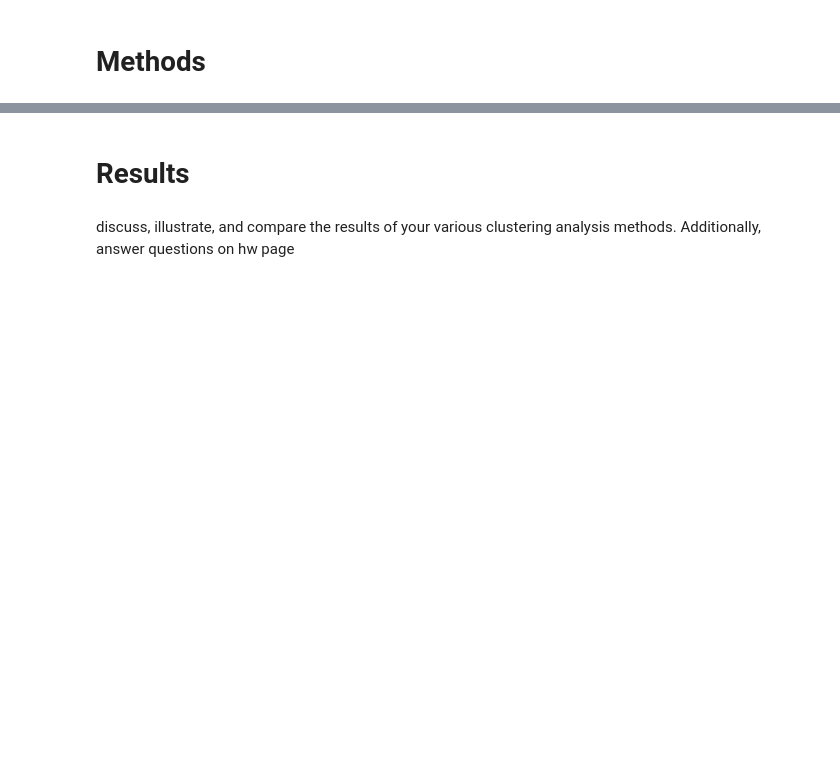
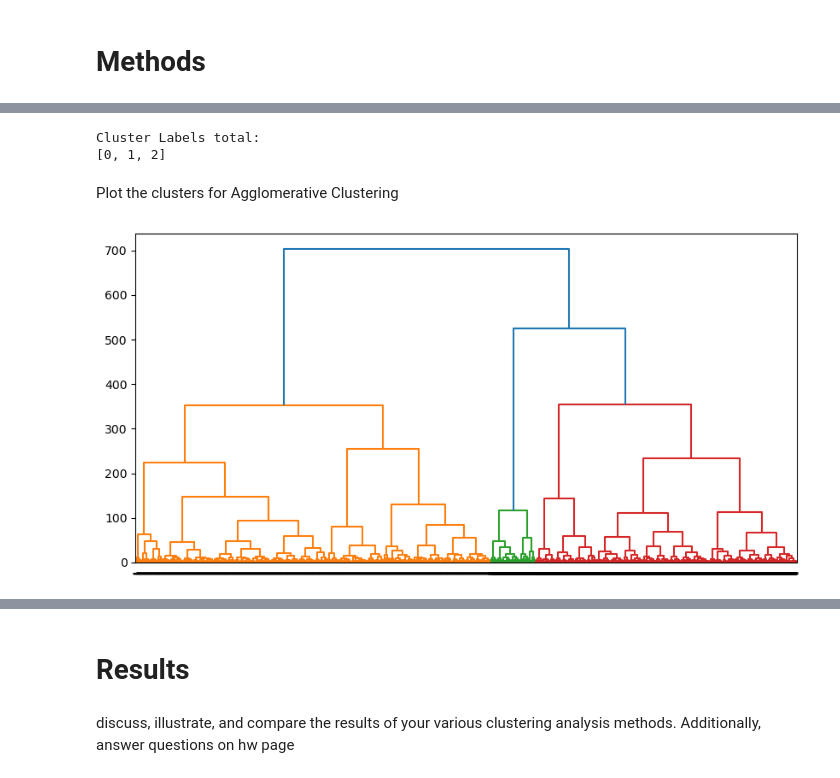
Before and after one commit to anly501/dsan-5000-project-wmcgloin, a Jupyter notebook: website/clustering.ipynb, the cells around one changed output, grey strips where cells are left out. Saved outputs shown, nothing was run; the diff lists cells and outputs as text; code cells hidden in the pictures; blank space fills up the shorter version.

```diff
--- a/website/clustering.ipynb
+++ b/website/clustering.ipynb
@@ -26,0 +70,25 @@ describe your coding workflow
+# %%
+# for k means clustering we will use the elbow method to find the optimal number of clusters. we will use the inertia_ attribute to find the sum of squared distances of samples to their closest cluster center. we will use the range of 1 to 10 clusters. plot the inertia_ values for each number of clusters. make sure to save it in a dataframe and plot it using matplotlib.
+
+# Create empty lists to store the results
+clus = []
+distortions = []
+inertias = []
+silhouette_scores = []
+
+# Loop through the range of clusters
+for i in range(2, 11):  # Silhouette score is not defined for a single cluster
+    kmeans = KMeans(n_clusters=i, random_state=0)
+    kmeans.fit(df)
+    clus.append(i)
+    centers = kmeans.cluster_centers_
+    distortions.append(sum(np.min(pairwise_distances(df, centers, metric='euclidean'), axis=1)) / df.shape[0])
+    inertias.append(kmeans.inertia_)
+
+    # Calculate silhouette score
+    silhouette_scores.append(silhouette_score(df, kmeans.labels_))
+
+# Create a DataFrame from the lists
+results = pd.DataFrame({'Cluster': clus, 'Distortion': distortions, 'Inertia': inertias, 'Silhouette Score': silhouette_scores})
+
+print(results)
@@ -26,0 +194,22 @@ describe your coding workflow
+# %%
+from scipy.cluster.hierarchy import dendrogram, linkage
+from sklearn.cluster import AgglomerativeClustering
+
+hierarchical_cluster = AgglomerativeClustering(n_clusters=3, affinity='euclidean', linkage='ward') #chose 3 as that is the number of species. We could have changed it.
+labels = hierarchical_cluster.fit_predict(df)
+print("Cluster Labels total:")
+print(list(set(labels)))
+# %% [output]
+Cluster Labels total:
+[0, 1, 2]
+# %% [markdown]
+Plot the clusters for Agglomerative Clustering
+# %%
+# create linkage for agglomerative clustering, and the dendrogram for the linkage. Suggest the optimal number of clusters based on the dendrogram.
+linkage_matrix = linkage(df, method='ward')
+
+plt.figure(figsize=(10, 5))
+dendrogram(linkage_matrix, orientation='top', labels=labels, distance_sort='ascending', show_leaf_counts=True)
+plt.show()
+# %% [output]
+[figure, added]
```
Also changed, not shown: parts of 17 cells of this notebook, 20 other files.
